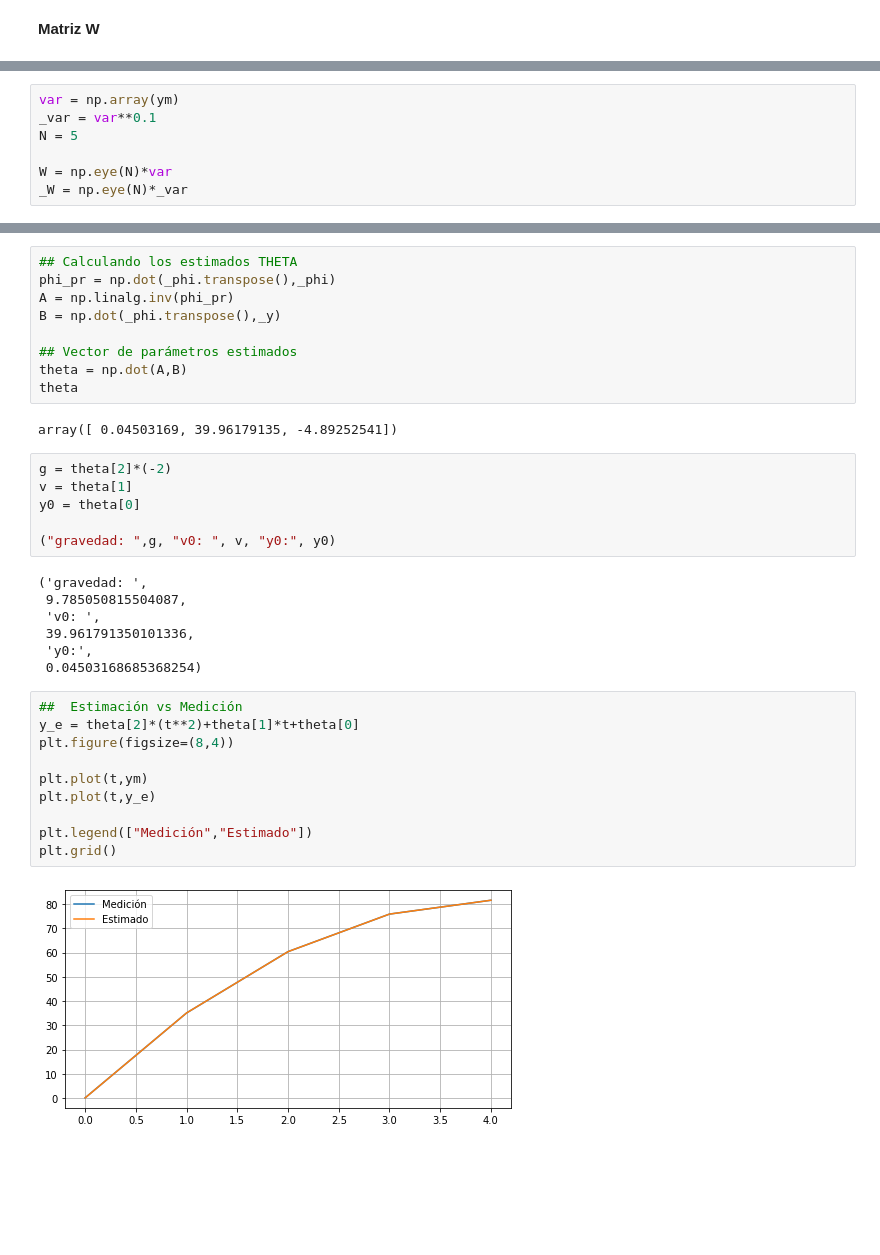
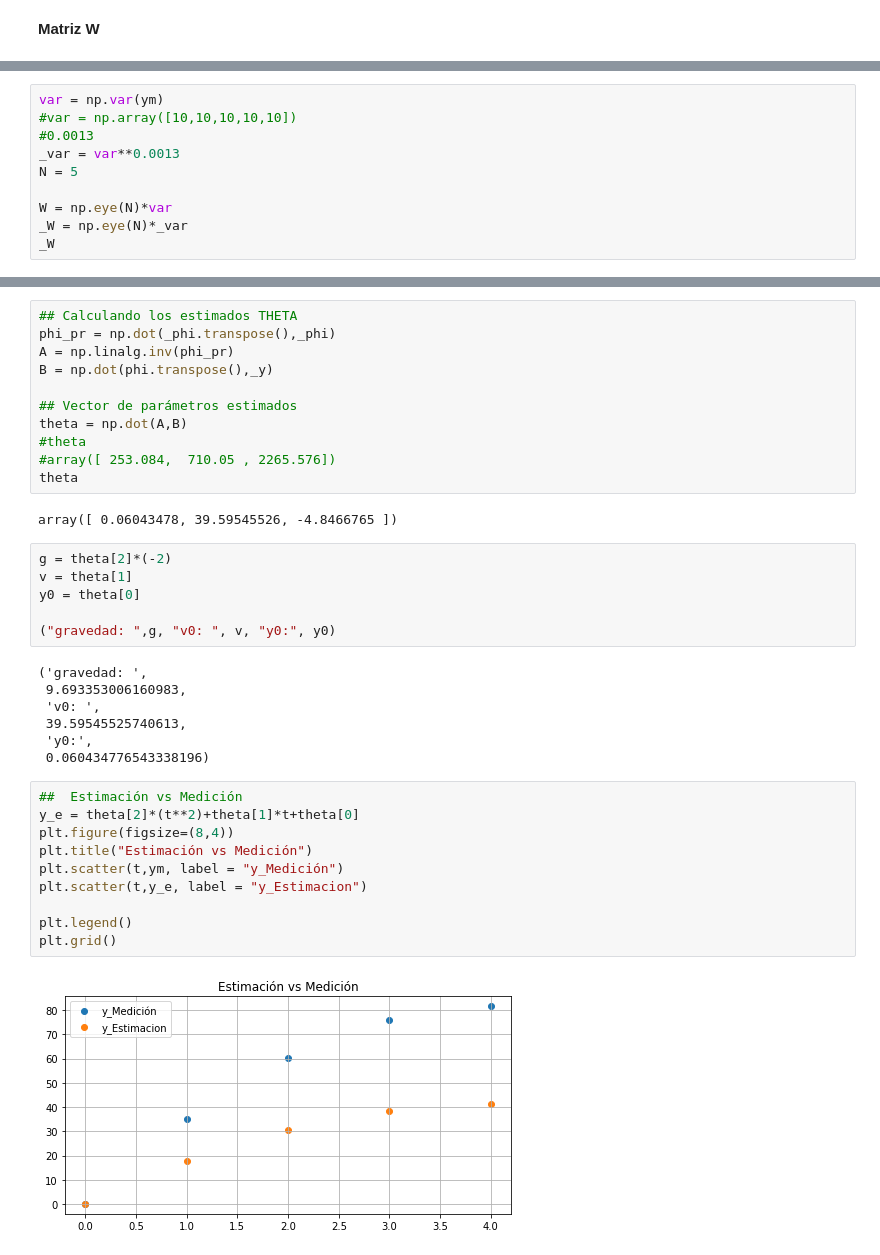
Before and after one commit to TorresGallegoDaniela/Identificaciom, a Jupyter notebook: Ejercicio3_SI.ipynb, the cells around one changed output, grey strips where cells are left out. Saved outputs shown, nothing was run; the diff lists cells and outputs as text; blank space fills up the shorter version.

```diff
--- a/Ejercicio3_SI.ipynb
+++ b/Ejercicio3_SI.ipynb
@@ -79,7 +85,10 @@ t2 = t**2
 # %%
-var = np.array(ym)
-_var = var**0.1
+var = np.var(ym)
+#var = np.array([10,10,10,10,10])
+#0.0013
+_var = var**0.0013
 N = 5
 
 W = np.eye(N)*var
 _W = np.eye(N)*_var
+_W
@@ -94,13 +106,15 @@ _phi = np.dot(_W,phi)
 ## Calculando los estimados THETA
 phi_pr = np.dot(_phi.transpose(),_phi)
 A = np.linalg.inv(phi_pr)
-B = np.dot(_phi.transpose(),_y)
+B = np.dot(phi.transpose(),_y)
 
 ## Vector de parámetros estimados
 theta = np.dot(A,B)
+#theta
+#array([ 253.084,  710.05 , 2265.576])
 theta
 # %% [output]
-array([ 0.04503169, 39.96179135, -4.89252541])
+array([ 0.06043478, 39.59545526, -4.8466765 ])
 # %%
 g = theta[2]*(-2)
 v = theta[1]
@@ -109,20 +123,20 @@ y0 = theta[0]
 ("gravedad: ",g, "v0: ", v, "y0:", y0)
 # %% [output]
 ('gravedad: ',
- 9.785050815504087,
+ 9.693353006160983,
  'v0: ',
- 39.961791350101336,
+ 39.59545525740613,
  'y0:',
- 0.04503168685368254)
+ 0.060434776543338196)
 # %%
 ##  Estimación vs Medición
 y_e = theta[2]*(t**2)+theta[1]*t+theta[0]
 plt.figure(figsize=(8,4))
+plt.title("Estimación vs Medición")
+plt.scatter(t,ym, label = "y_Medición")
+plt.scatter(t,y_e, label = "y_Estimacion")
 
-plt.plot(t,ym)
-plt.plot(t,y_e)
-
-plt.legend(["Medición","Estimado"])
+plt.legend()
 plt.grid()
 # %% [output]
-[figure, old version]
+[figure, new version]
```
Also changed, not shown: parts of 14 cells of this notebook.
